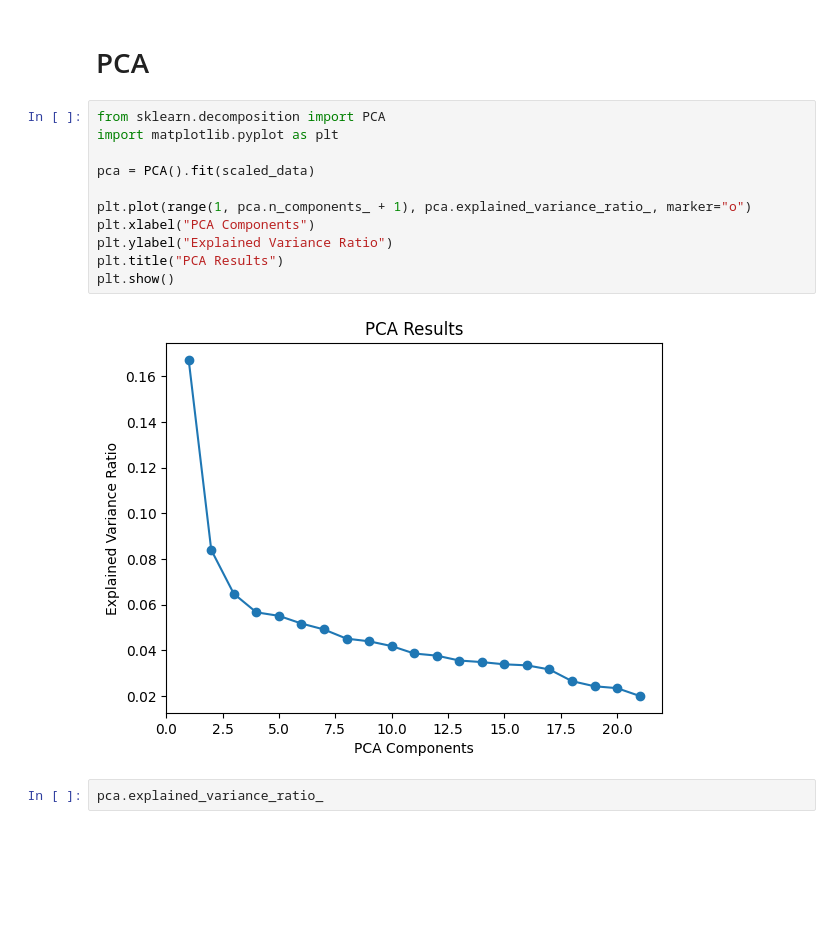
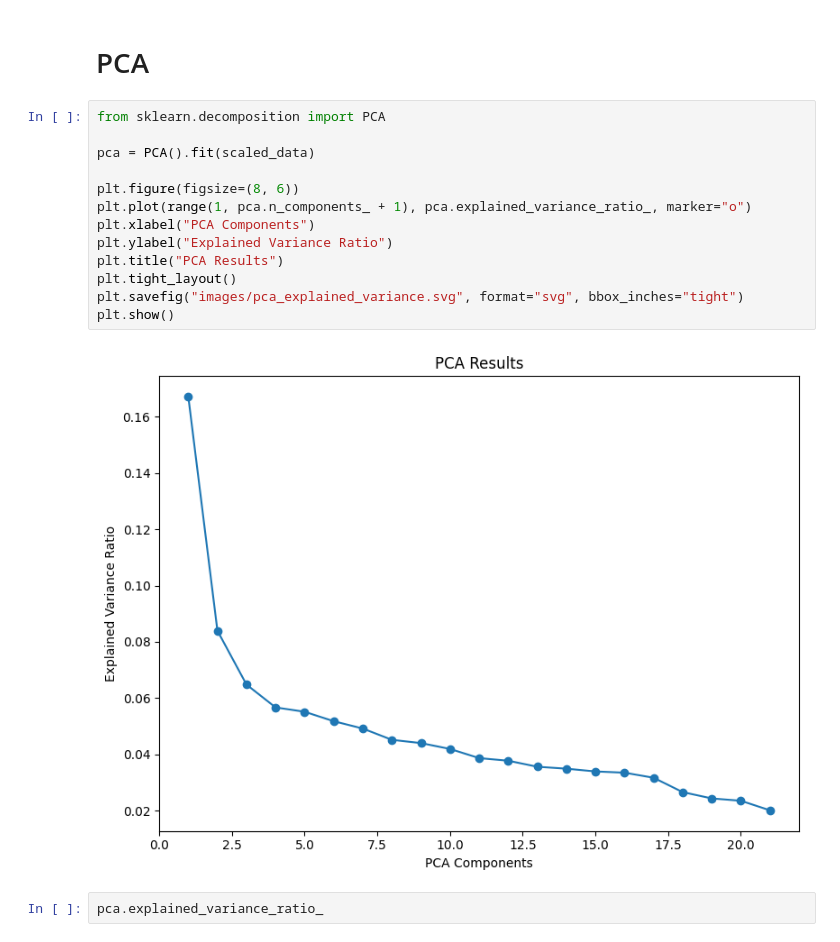
Before and after one commit to mbroglio/ML_25_26, a Jupyter notebook: ML_Project.ipynb, the cells around one changed output. Drawn from its saved outputs; the diff is of its cells as text; blank space fills up the shorter version.

```diff
--- a/ML_Project.ipynb
+++ b/ML_Project.ipynb
@@ -189,17 +231,19 @@ Distribuzione classi nel Test Set bilanciato:
 # PCA
 # %%
 from sklearn.decomposition import PCA
-import matplotlib.pyplot as plt
 
 pca = PCA().fit(scaled_data)
 
+plt.figure(figsize=(8, 6))
 plt.plot(range(1, pca.n_components_ + 1), pca.explained_variance_ratio_, marker="o")
 plt.xlabel("PCA Components")
 plt.ylabel("Explained Variance Ratio")
 plt.title("PCA Results")
+plt.tight_layout()
+plt.savefig("images/pca_explained_variance.svg", format="svg", bbox_inches="tight")
 plt.show()
 # %% [output]
-[figure, old version]
+[figure, new version]
 # %%
 pca.explained_variance_ratio_
 # %% [output]
```
Also changed, not shown: parts of 21 cells of this notebook, 24 other files.
